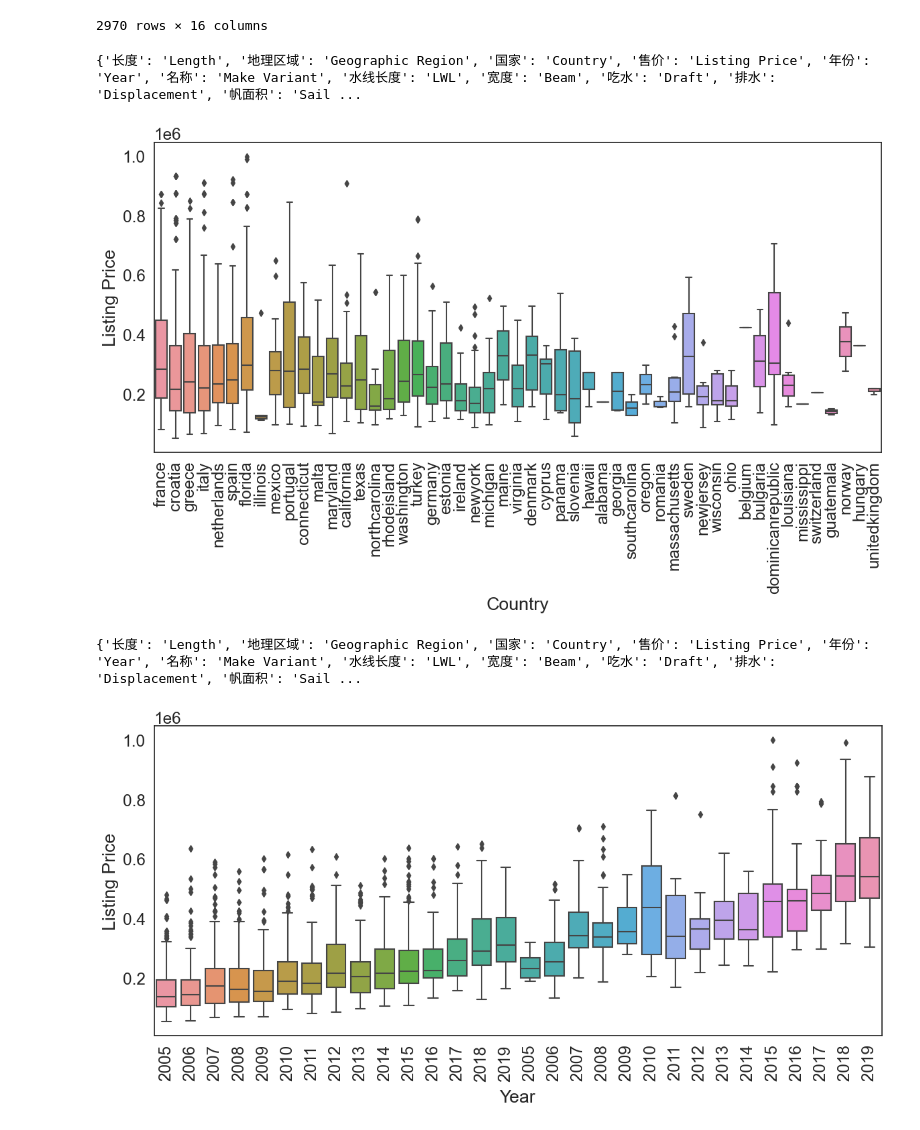
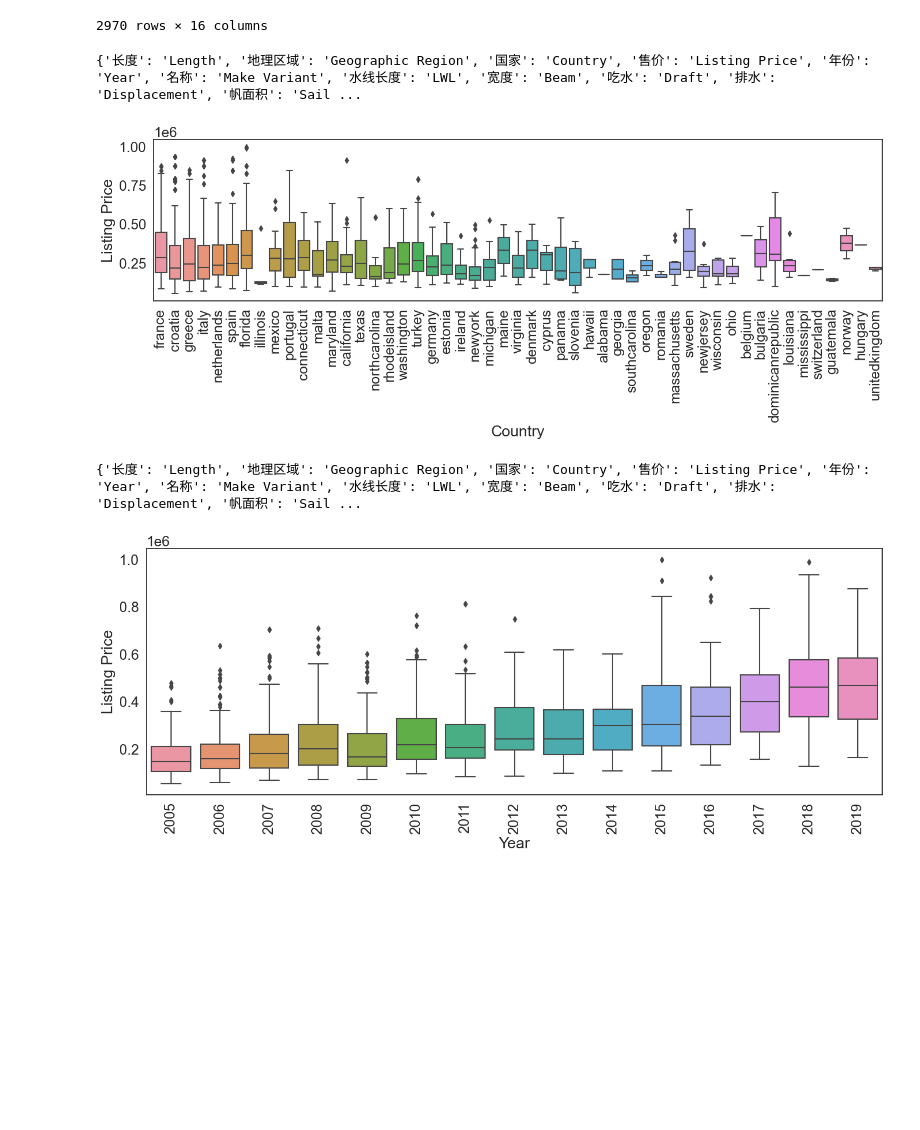
Before and after one commit to james-curtis/2023SpringMCM, a Jupyter notebook: T1/数据预处理/数据预处理.ipynb, the cells around one changed output. Saved outputs shown, nothing was run; the diff lists cells and outputs as text; code cells hidden in the pictures; blank space fills up the shorter version.

```diff
--- a/T1/数据预处理/数据预处理.ipynb
+++ b/T1/数据预处理/数据预处理.ipynb
@@ -27,8 +27,7 @@ def chinese2english(df):
         'Hull Type': '类型',
     }
     print({v: k for k, v in columnsDict.items()})
-    df.rename(columns={v: k for k, v in columnsDict.items()}, inplace=True)
-    return df
+    return df.rename(columns={v: k for k, v in columnsDict.items()})
 # %%
 def processXlsx(sheetName):
     '''
@@ -74,6 +73,9 @@ def processXlsx(sheetName):
     mData = pd.merge(mData, mData2, how='left', left_on='Country/Region/State ', right_on='城市/地区')
     mData.drop(columns=['城市/地区'], inplace=True)
 
+    # 修改Year类型
+    mData['Year'] = mData['Year'].astype('int64')
+
     print(f'-------结束:{sheetName}-------')
     return mData
 # %%
@@ -329,22 +331,24 @@ combindDataDict['未编码汇总']
 # %%
 '''
 箱型图
 '''
 
 ## 可视化分析数据中的分类变量是否和售价有关系
 plt.figure(figsize=(14, 6))
 sns.boxplot(data=chinese2english(combindDataDict['未编码汇总']), x='Country', y="Listing Price")
 plt.xticks(rotation=90)
+plt.tight_layout()
 plt.show()
 
 plt.figure(figsize=(14, 6))
 sns.boxplot(data=chinese2english(combindDataDict['未编码汇总']), x='Year', y="Listing Price")
 plt.xticks(rotation=90)
+plt.tight_layout()
 plt.savefig('标价的按年份箱线图.svg')
 plt.show()
 # %% [output]
 {'长度': 'Length', '地理区域': 'Geographic Region', '国家': 'Country', '售价': 'Listing Price', '年份': 'Year', '名称': 'Make Variant', '水线长度': 'LWL', '宽度': 'Beam', '吃水': 'Draft', '排水': 'Displacement', '帆面积': 'Sail ...
-[figure, old version]
+[figure, new version]
 {'长度': 'Length', '地理区域': 'Geographic Region', '国家': 'Country', '售价': 'Listing Price', '年份': 'Year', '名称': 'Make Variant', '水线长度': 'LWL', '宽度': 'Beam', '吃水': 'Draft', '排水': 'Displacement', '帆面积': 'Sail ...
-[figure, old version]
+[figure, new version]
 # %%
```
Also changed, not shown: parts of 1 cell of this notebook, 8 other files.
